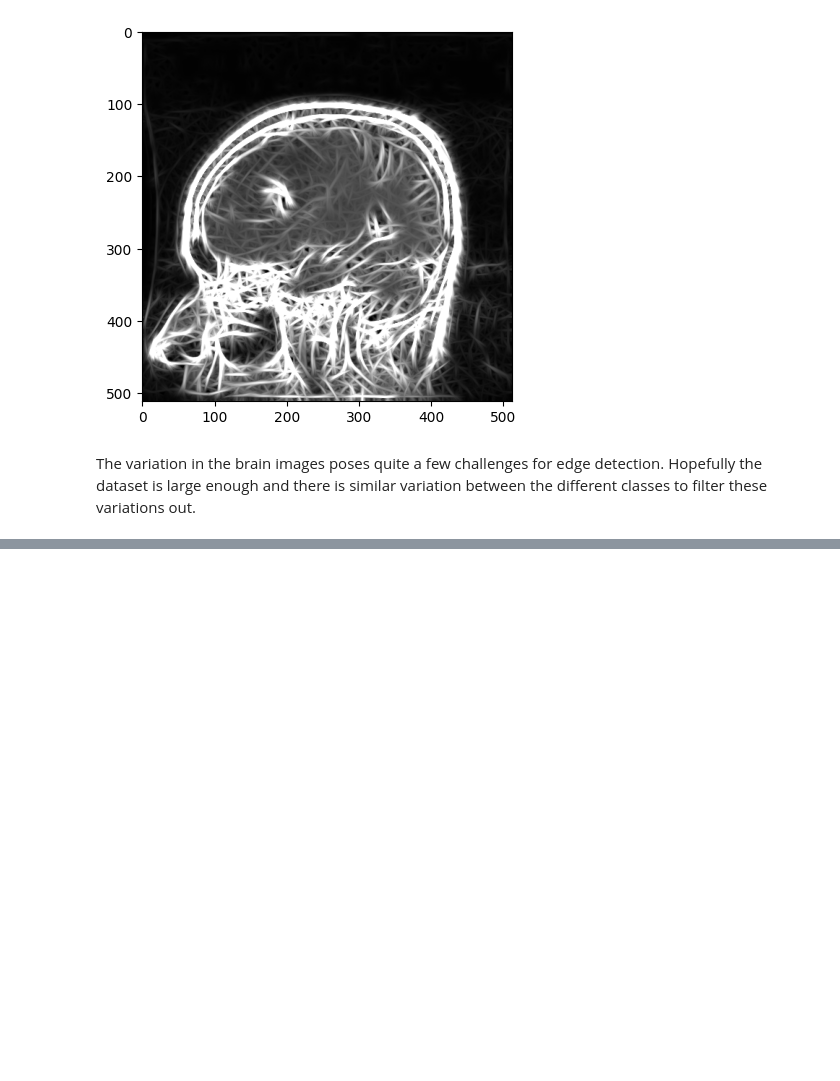
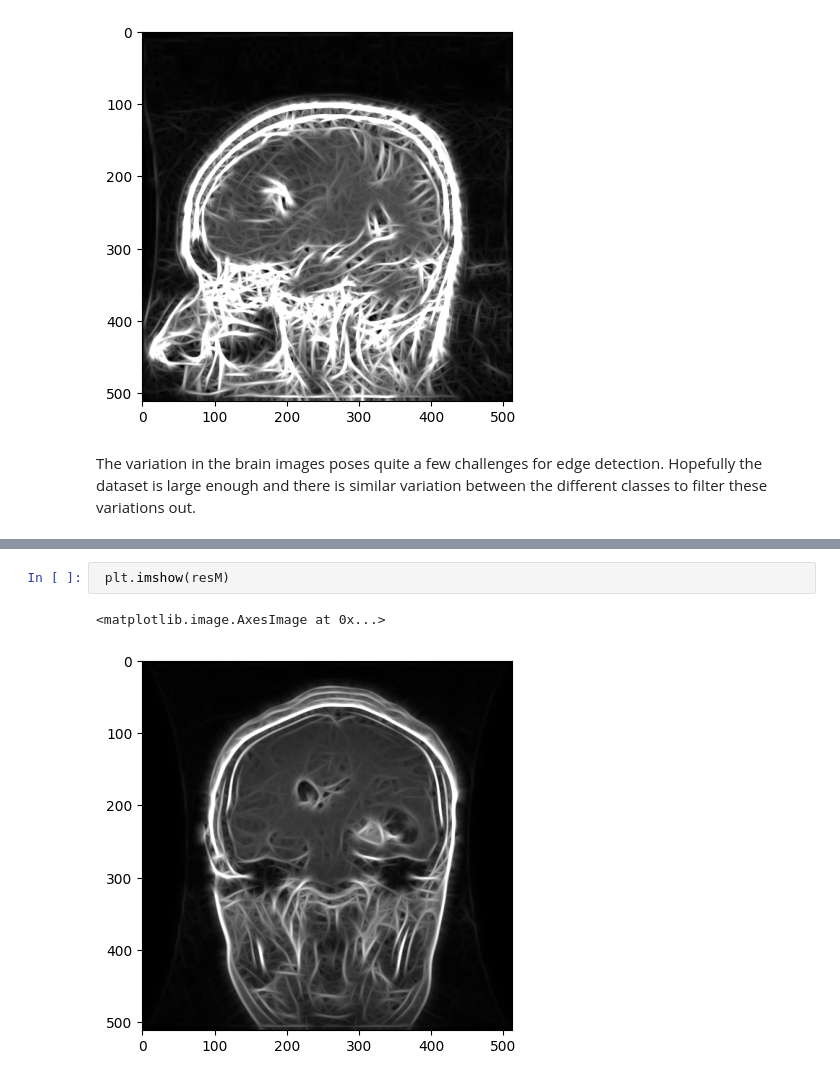
Before and after one commit to yaosam521/CS-7324-Proj-2, a Jupyter notebook: Proj-2.ipynb, the cells around one changed output, grey strips where cells are left out. Drawn from its saved outputs; the diff is of its cells as text; blank space fills up the shorter version.

```diff
--- a/Proj-2.ipynb
+++ b/Proj-2.ipynb
@@ -369,0 +382,5 @@ The variation in the brain images poses quite a few challenges for edge detectio
+# %%
+ plt.imshow(resM)
+# %% [output]
+<matplotlib.image.AxesImage at 0x...>
+[figure, added]
```
Also changed, not shown: parts of 15 cells of this notebook.
